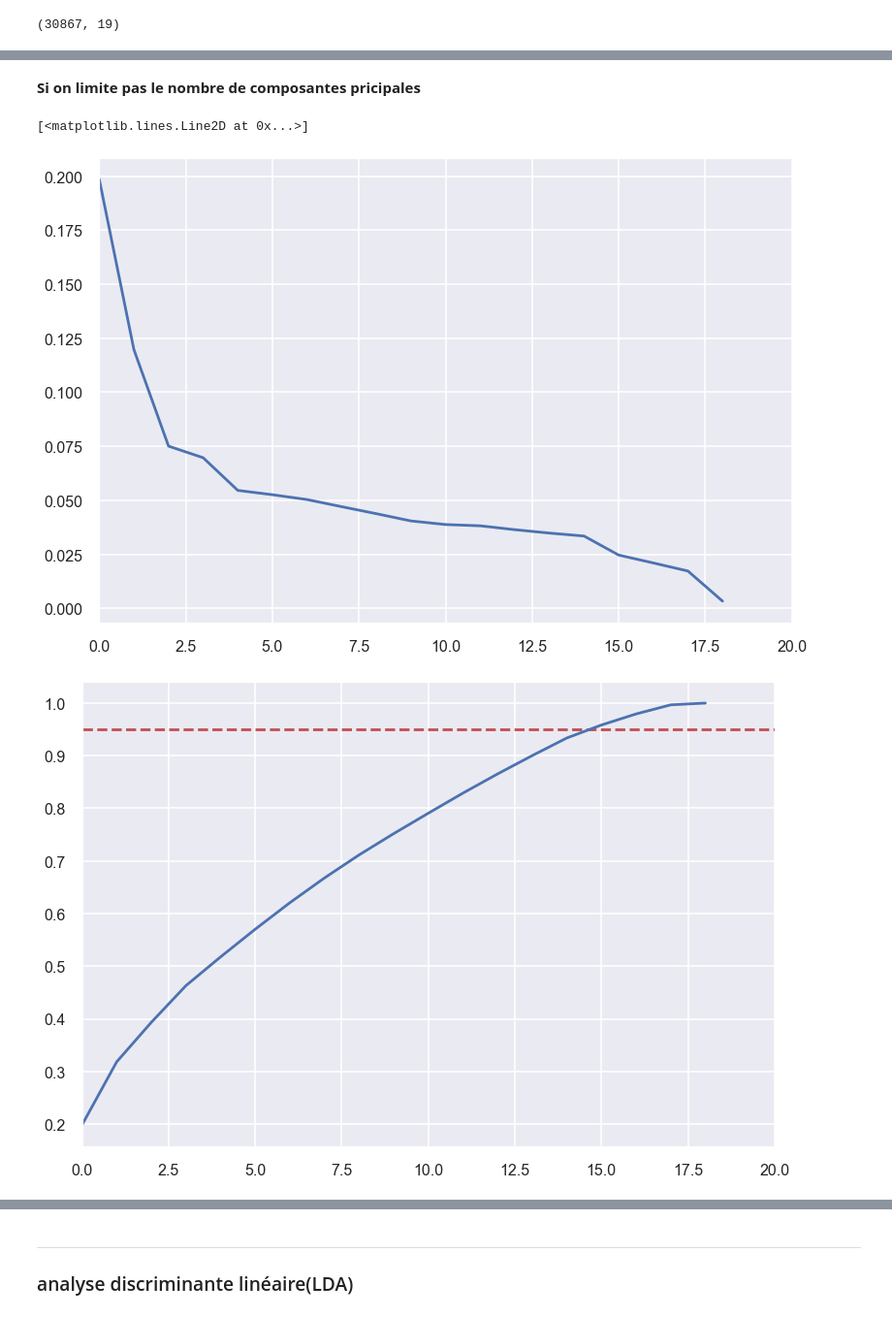
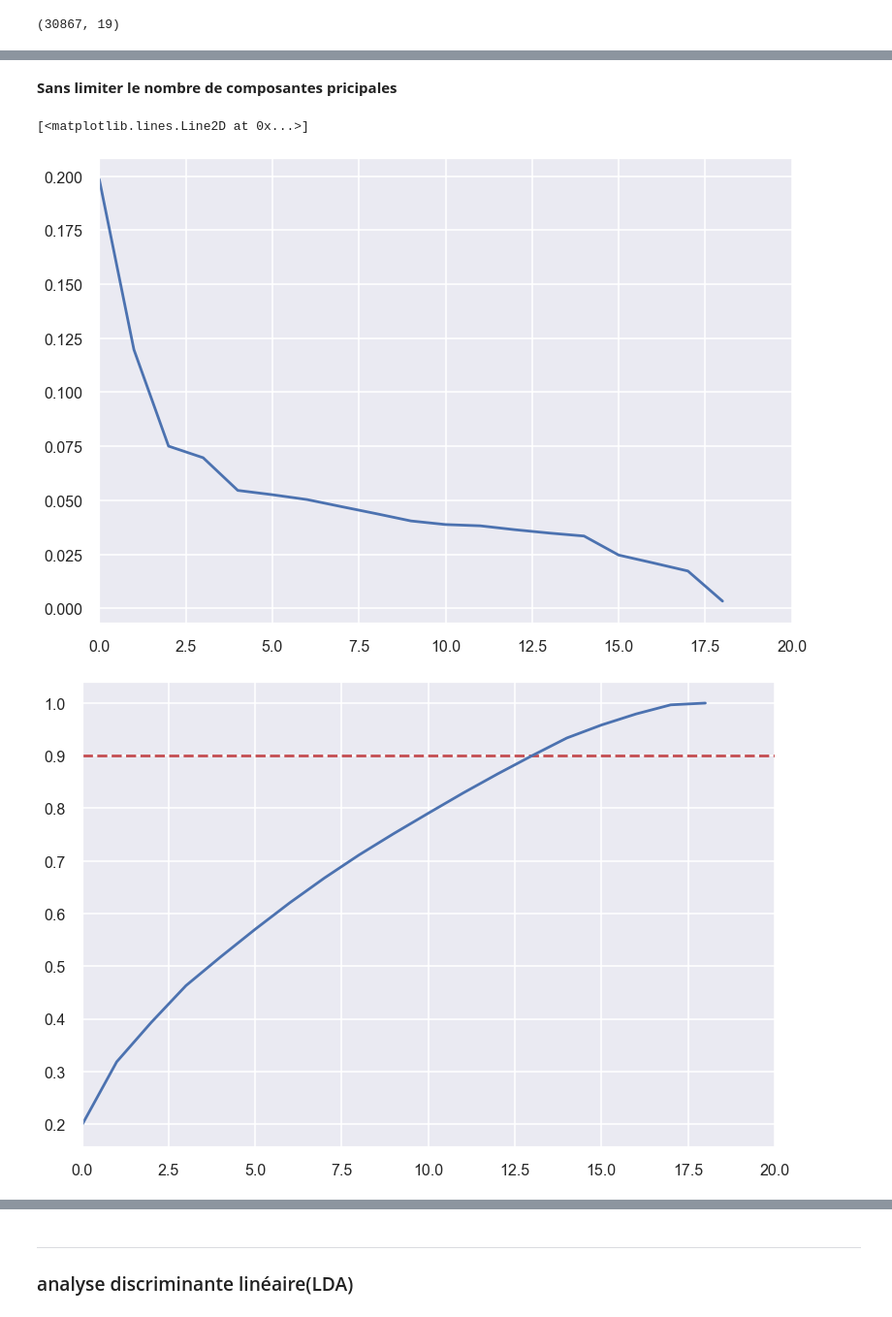
Before and after one commit to vv9gagner/referendum, a Jupyter notebook: machine_learning_deep_learning.ipynb, the cells around one changed output, grey strips where cells are left out. Shown at 97% size. Saved outputs shown, nothing was run; the diff lists cells and outputs as text; code cells hidden in the pictures.

```diff
--- a/machine_learning_deep_learning.ipynb
+++ b/machine_learning_deep_learning.ipynb
@@ -28,12 +50,20 @@ target = data_exploitable_oringinal["voting_result"]
 data = data_exploitable_oringinal.iloc[:, 43:60]
 
 data_2 = data_exploitable_oringinal.select_dtypes(exclude='object')
-data_2 = data_2.drop(columns=["Abstentions", "Blancs et nuls", "Choix A", "Choix B", "Percentage_ABSTENTION_VS_POP_TOTAL",
-                          "Percentage_BlANC_NUL_VS_POP_TOTAL",
-                          "Percentage_CHOIX_A_VS_POP_TOTAL",
-                          "Percentage_CHOIX_B_VS_POP_TOTAL", "voting_result"])
+data_2 = data_2.drop(columns=["Abstentions",
+                              "Blancs et nuls",
+                              "Choix A", "Choix B",
+                              "Percentage_ABSTENTION_VS_POP_TOTAL",
+                              "Percentage_BlANC_NUL_VS_POP_TOTAL",
+                              "Percentage_CHOIX_A_VS_POP_TOTAL",
+                              "Percentage_CHOIX_B_VS_POP_TOTAL",
+                              "voting_result"])
+
 data_2 = data_2.loc[:,"Percentage_POP_FEMME_HOMME_19PLUS_VS_POP_TOTAL": "Percentage_INSCRITE_VS_POP_TOTAL"]
 data_2 = pd.concat([data_2, data_exploitable_oringinal["MED13"].to_frame(),
                    data_exploitable_oringinal["P13_POP"]], axis=1)
-# data_3 = data_exploitable_oringinal.select_dtypes(exclude='object')
-# data_3 = data_3.drop(columns=[""])
+# # test if we only use the original features;
+# data_3 = data_exploitable_oringinal.iloc[:, 4:43]
+# data_3 = data_3.select_dtypes(exclude='object')
+# data_3 = data_3.drop(["Abstentions", "Blancs et nuls", "Choix A", "Choix B",
+#                      "voting_result", ], axis = 1)
@@ -71,20 +140,20 @@ print("le part de variance expliquée est", round(pca.explained_variance_ratio_.
 le part de variance expliquée est 0.32
 # %% [markdown]
-**Si on limite pas le nombre de composantes pricipales**
+**Sans limiter le nombre de composantes pricipales**
 # %%
 pca = PCA()
 pca.fit(data)
 
 plt.figure()
 plt.xlim(0,20)
 plt.plot(pca.explained_variance_ratio_)
 
 plt.figure()
 plt.xlim(0,20)
-plt.axhline(y = 0.95, c="r", linestyle="--")
+plt.axhline(y = 0.90, c="r", linestyle="--")
 plt.plot(pca.explained_variance_ratio_.cumsum())
 # %% [output]
 [<matplotlib.lines.Line2D at 0x...>]
 [figure]
-[figure, old version]
+[figure, new version]
 # %%
```
Also changed, not shown: parts of 101 cells of this notebook.
